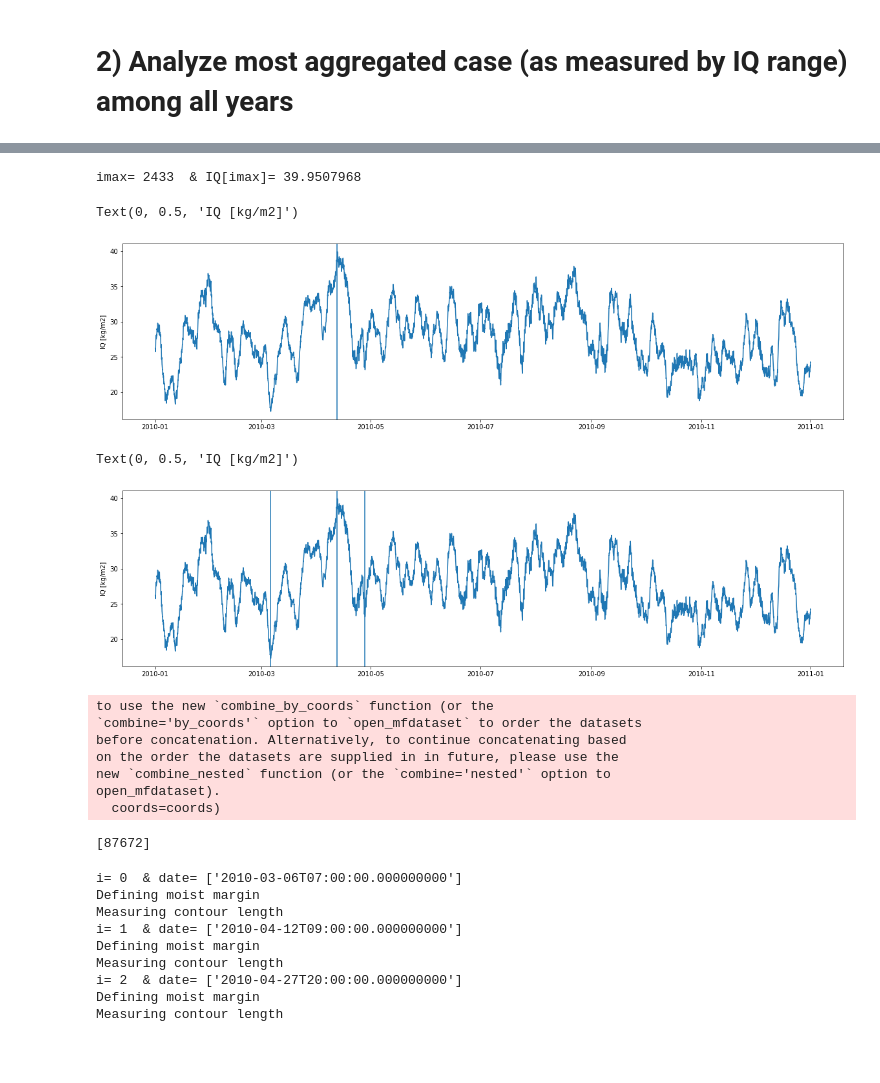
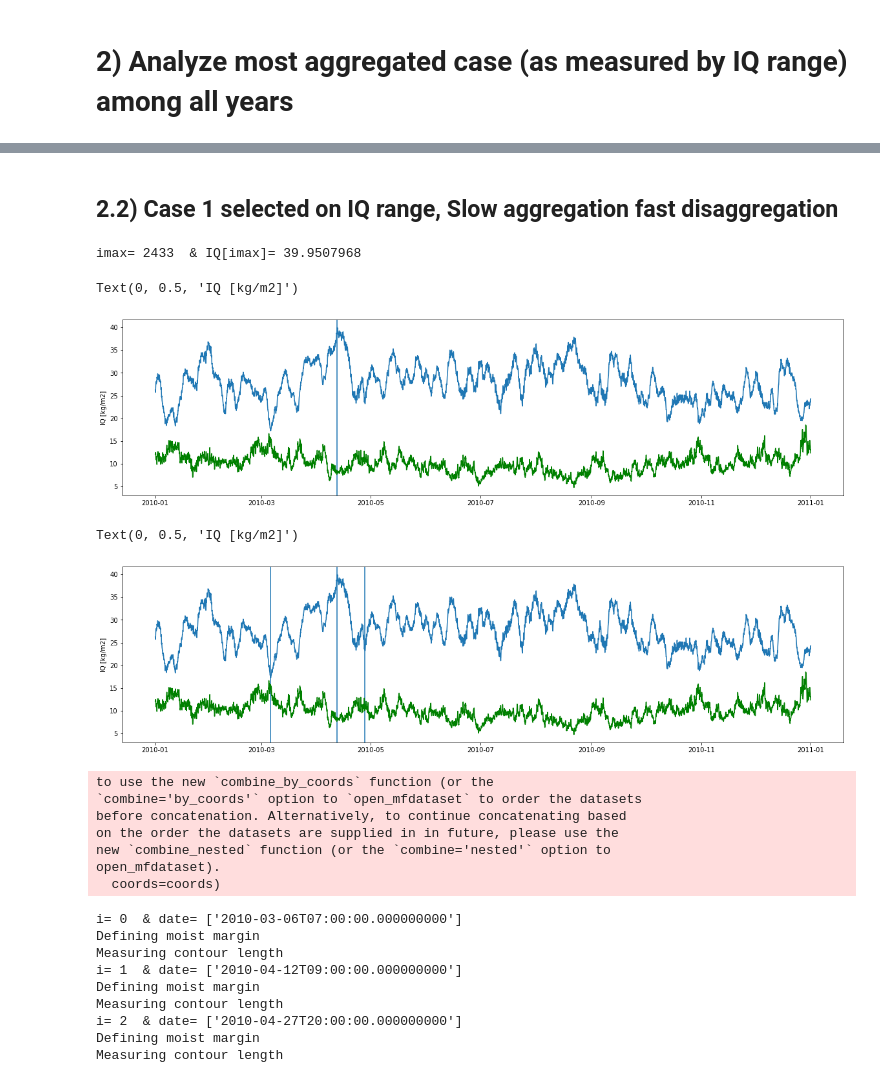
Before and after one commit to tbeucler/2019_WMI, a Jupyter notebook: dev/tbeucler/007_Select_ITCZ_cases.ipynb, the cells around one changed output, grey strips where cells are left out. Saved outputs shown, nothing was run; the diff lists cells and outputs as text; code cells hidden in the pictures; blank space fills up the shorter version.

Commit message:
Defined 2 case studies based on IQ and CL for Figures 1b and 2b

```diff
--- a/dev/tbeucler/007_Select_ITCZ_cases.ipynb
+++ b/dev/tbeucler/007_Select_ITCZ_cases.ipynb
@@ -92,7 +92,9 @@ i= 18  & year= 2018
 # %% [markdown]
 Moist Margin Index
 # %%
+dx = 110/4 #km
 L_CONTOUR = {}
+it_tot = 0
 for i,year in enumerate(YEAR):
     print('i=',i,' & year=',year)
     date1 = str(year)+'-01-01T00:00:00'
@@ -100,12 +102,13 @@ for i,year in enumerate(YEAR):
     Nt = MSEAtl.time.sel({'time':slice(date1,date2)}).shape[0]
     L_CONTOUR[str(year)] = np.zeros((Nt,))
     for it in range(Nt):
-        print('it=',it,'               ',end='\r')
-        Contour = curve.get_contours(MSEAtl.sel({'time':date})[0,:,:]>MED_data['Median_MSE'][str(year)][it])
+        print('it=',it,' & it_tot=',it_tot,'               ',end='\r')
+        Contour = curve.get_contours(MSEAtl[it_tot,:,:]>MED_data['Median_MSE'][str(year)][it])
         L = 0
         for j,contour in enumerate(Contour):
             plt.plot(lonAtl[contour[:,1].astype(int)],latAtl[contour[:,0].astype(int)],color='k')
             L += np.sum(contour*dx)
         L_CONTOUR[str(year)][it] = L
+        it_tot+=1
 # %% [output]
 i= 0  & year= 2000
@@ -154,3 +133,10 @@ IQ_data = pickle.load(hf)
 # %%
 hf = open('PKL_DATA/10_1_MED.pkl','rb')
 MED_data = pickle.load(hf)
+# %%
+CON_data = {}
+for i,year in enumerate(YEAR):
+    print('i=',i,' & year=',year,' ',end='\r')
+    hf = open('PKL_DATA/10_2_CONTOURL'+str(year)+'.pkl','rb')
+    tmp = pickle.load(hf)
+    CON_data[year] = tmp['Tot_Contour_km'][str(year)]
@@ -175,3 +184,5 @@ for data in min_year:
+# %% [markdown]
+## 2.2) Case 1 selected on IQ range, Slow aggregation fast disaggregation
 # %%
 imax = np.argmax(IQ_data['Interquartile_range_MSE']['2010'])
 print('imax=',imax,' & IQ[imax]=',IQ_data['Interquartile_range_MSE']['2010'][imax]/2.5e6)
@@ -180,16 +191,17 @@ imax= 2433  & IQ[imax]= 39.9507968
 # %%
 year = 2010
 date1 = str(year)+'-01-01T00:00:00'
 date2 = str(year)+'-12-31T23:00:00'
 t2000 = MSEAtl.time.sel({'time':slice(date1,date2)})
 
 plt.figure(figsize=(20,5))
 plt.plot(t2000,IQ_data['Interquartile_range_MSE']['2010']/2.5e6)
 plt.axvline(t2000[2433].values)
+plt.plot(t2000,CON_data[2010]/1e6,color='g')
 plt.ylabel('IQ [kg/m2]')
 # %% [output]
 Text(0, 0.5, 'IQ [kg/m2]')
-[figure, old version]
+[figure, new version]
 # %%
 imin_left = np.argmin(IQ_data['Interquartile_range_MSE']['2010'][imax-1000:imax])+imax-1000
 # %%
@@ -200,10 +212,11 @@ plt.plot(t2000,IQ_data['Interquartile_range_MSE']['2010']/2.5e6)
 plt.axvline(t2000[imax].values)
 plt.axvline(t2000[imin_left].values)
 plt.axvline(t2000[imin_right].values)
+plt.plot(t2000,CON_data[2010]/1e6,color='g')
 plt.ylabel('IQ [kg/m2]')
 # %% [output]
 Text(0, 0.5, 'IQ [kg/m2]')
-[figure, old version]
+[figure, new version]
 # %%
 LSM = xr.open_mfdataset(path+'ERA_LANDSEAMASK.nc')
 # %% [output]
@@ -225,7 +238,3 @@ iJan1_2010 = index_date(MSEAtl.time,'2010-01-01T00:00:00')
-# %%
-iJan1_2010
-# %% [output]
-[87672]
 # %%
 dx = 110/4
 vmin = 2.6e9
```
Also changed, not shown: parts of 18 cells of this notebook.
